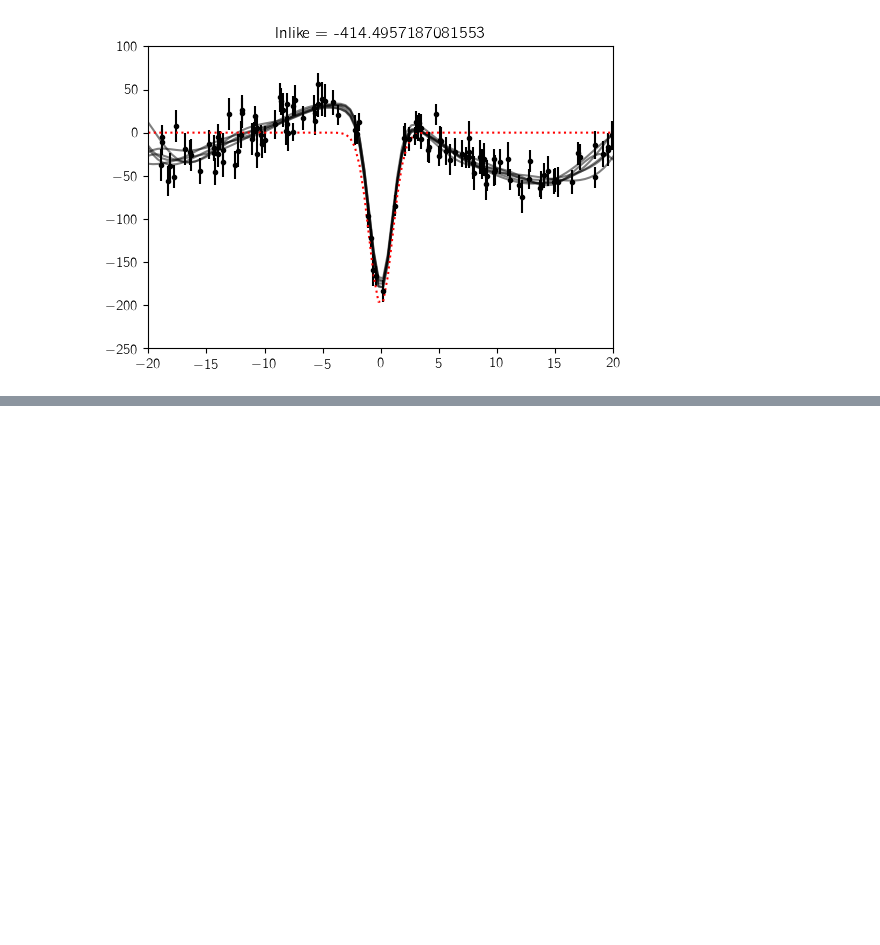
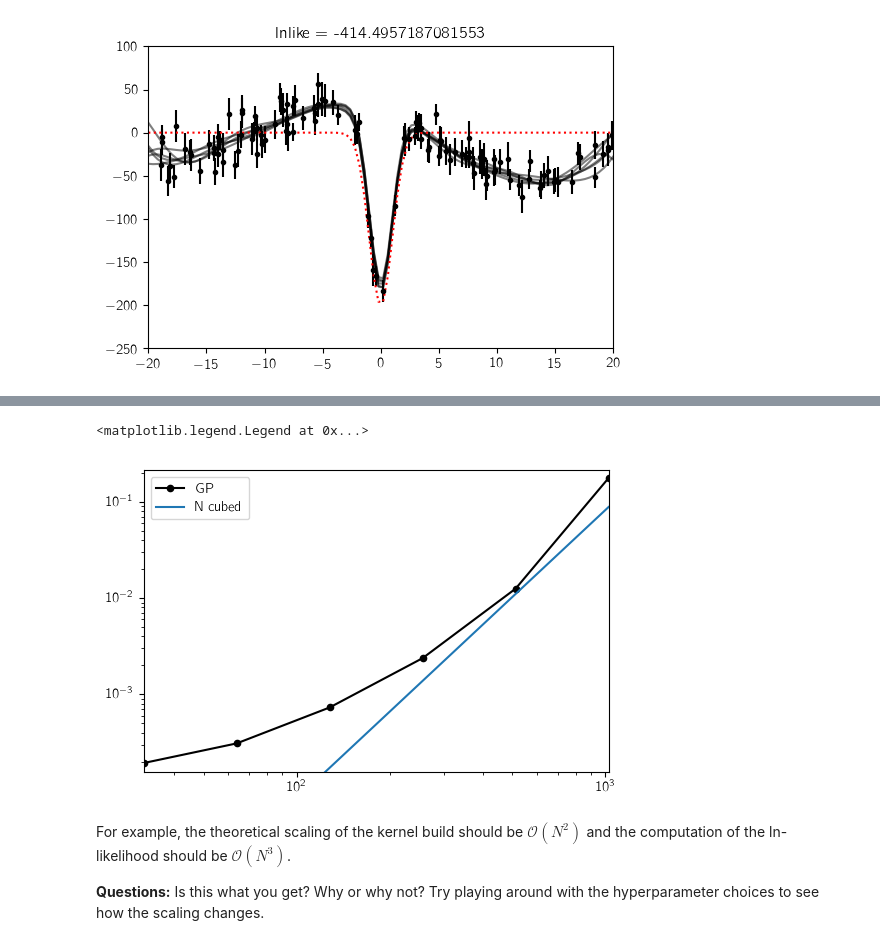
Before and after one commit to dfm/gp, a Jupyter notebook: worksheet.ipynb, the cells around one changed output, grey strips where cells are left out. Drawn from its saved outputs; the diff is of its cells as text; code cells hidden in the pictures; blank space fills up the shorter version.

```diff
--- a/worksheet.ipynb
+++ b/worksheet.ipynb
@@ -289,0 +331,26 @@ gp.corner(sampler.flatchain, truths=np.append(gp.data.true_parameters, [None, No
+# %%
+params = sampler.flatchain[-1]
+t_bench, y_bench, yerr_bench = gp.data.generate_dataset(N=2**10)
+Ns = 2 ** np.arange(5, 11)
+times = np.empty(len(Ns))
+for i, N in enumerate(Ns):
+    result = %timeit -qo gp_log_prob(params, log_like, expsq_kernel, model, t_bench[:N], y_bench[:N], yerr_bench[:N])
+    times[i] = result.best
+# %%
+plt.plot(Ns, times, ".-k", ms=9, label="GP")
+plt.plot(Ns, 0.5 * times[-1] * (Ns / Ns[-1])**3, label="N cubed")
+plt.xscale("log")
+plt.yscale("log")
+plt.xlim(Ns.min(), Ns.max())
+plt.ylim(0.8 * times.min(), 1.2 * times.max())
+plt.legend()
+# %% [output]
+<matplotlib.legend.Legend at 0x...>
+[figure, added]
+# %% [markdown]
+For example, the theoretical scaling of the kernel build should be $\mathcal{O}(N^2)$ and the computation of the ln-likelihood should be $\mathcal{O}(N^3)$.
+
+**Questions:**
+Is this what you get?
+Why or why not?
+Try playing around with the hyperparameter choices to see how the scaling changes.
```
Also changed, not shown: parts of 11 cells of this notebook.
